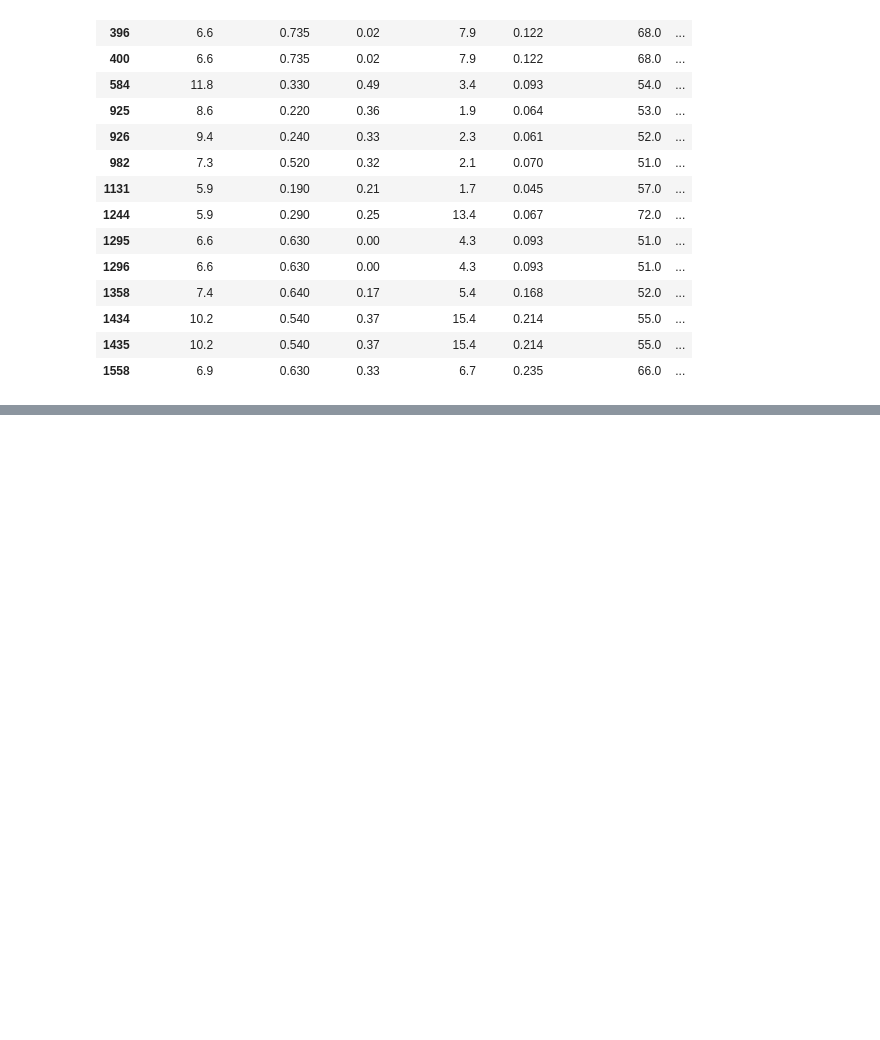
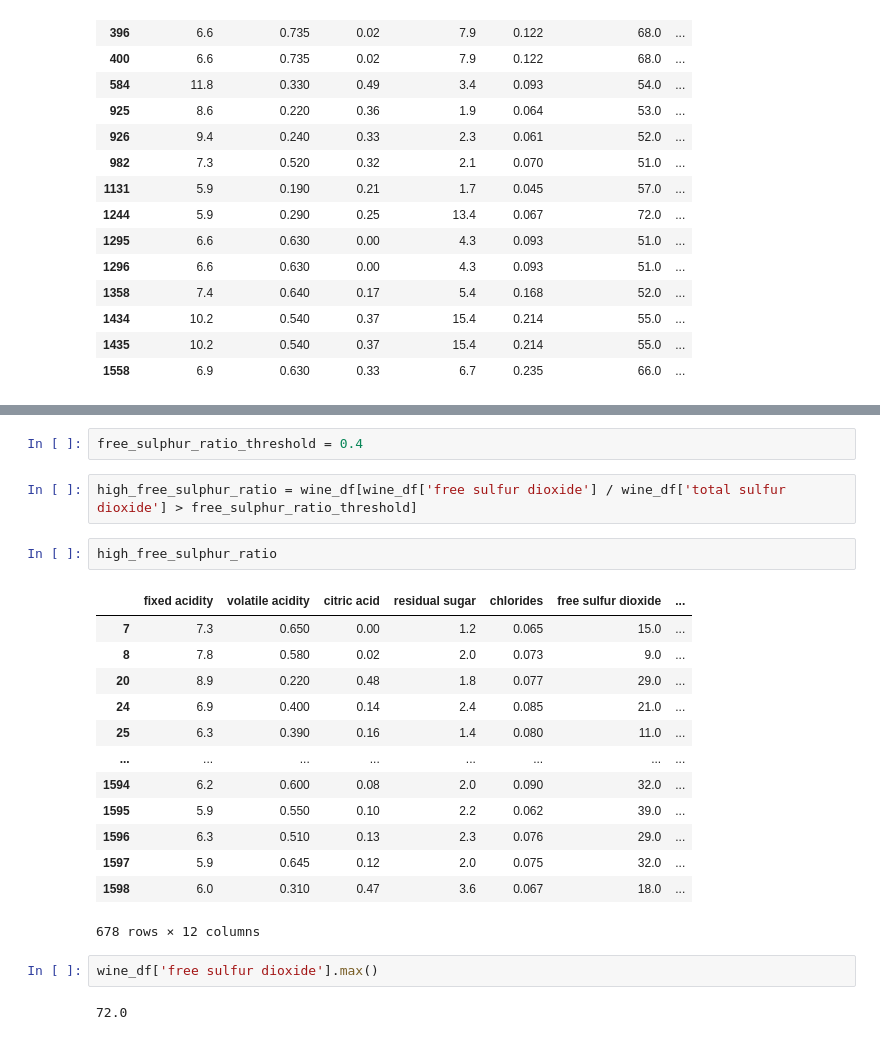
Before and after one commit to Lakshit-Chiranjiv/Python-Data-Analysis-Repo, a Jupyter notebook: Python Pandas.ipynb, the cells around one changed output, grey strips where cells are left out. Cells and saved outputs as stored; diff of their text form; blank space fills up the shorter version.

```diff
--- a/Python Pandas.ipynb
+++ b/Python Pandas.ipynb
@@ -352,0 +375,24 @@ high_sulphur_wines
+# %%
+free_sulphur_ratio_threshold = 0.4
+# %%
+high_free_sulphur_ratio = wine_df[wine_df['free sulfur dioxide'] / wine_df['total sulfur dioxide'] > free_sulphur_ratio_threshold]
+# %%
+high_free_sulphur_ratio
+# %% [output]
+|  | fixed acidity | volatile acidity | citric acid | residual sugar | chlorides | free sulfur dioxide | ... |
+| 7 | 7.3 | 0.650 | 0.00 | 1.2 | 0.065 | 15.0 | ... |
+| 8 | 7.8 | 0.580 | 0.02 | 2.0 | 0.073 | 9.0 | ... |
+| 20 | 8.9 | 0.220 | 0.48 | 1.8 | 0.077 | 29.0 | ... |
+| 24 | 6.9 | 0.400 | 0.14 | 2.4 | 0.085 | 21.0 | ... |
+| 25 | 6.3 | 0.390 | 0.16 | 1.4 | 0.080 | 11.0 | ... |
+| ... | ... | ... | ... | ... | ... | ... | ... |
+| 1594 | 6.2 | 0.600 | 0.08 | 2.0 | 0.090 | 32.0 | ... |
+| 1595 | 5.9 | 0.550 | 0.10 | 2.2 | 0.062 | 39.0 | ... |
+| 1596 | 6.3 | 0.510 | 0.13 | 2.3 | 0.076 | 29.0 | ... |
+| 1597 | 5.9 | 0.645 | 0.12 | 2.0 | 0.075 | 32.0 | ... |
+| 1598 | 6.0 | 0.310 | 0.47 | 3.6 | 0.067 | 18.0 | ... |
+678 rows × 12 columns
+# %%
+wine_df['free sulfur dioxide'].max()
+# %% [output]
+72.0
```
Also changed, not shown: parts of 6 cells of this notebook.
